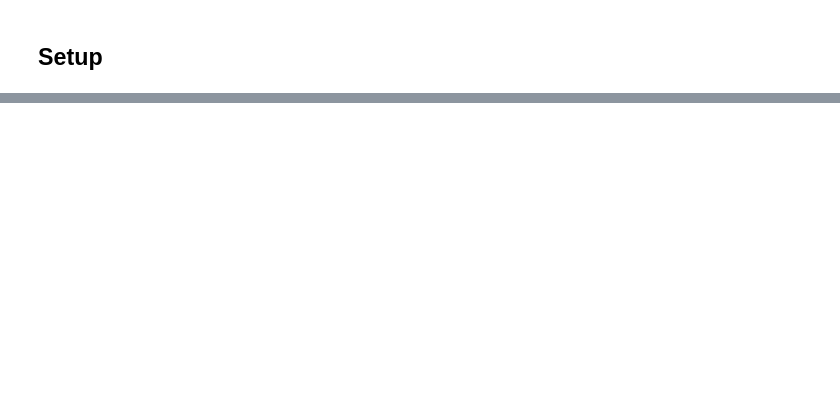
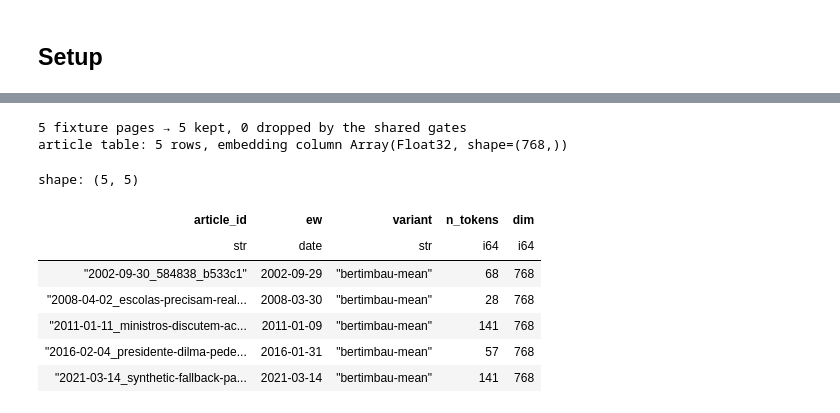
Before and after one commit to caio-olubini/arbovirus-surveillance-data, a Jupyter notebook: notebooks/news_embeddings_pipeline.ipynb, the cells around one changed output, grey strips where cells are left out. Saved outputs shown, nothing was run; the diff lists cells and outputs as text; code cells hidden in the pictures; blank space fills up the shorter version.

```diff
--- a/notebooks/news_embeddings_pipeline.ipynb
+++ b/notebooks/news_embeddings_pipeline.ipynb
@@ -265,0 +273,22 @@ else:
+# %%
+raw = np.random.default_rng(0).standard_normal((300, 16)) * 0.05
+raw[:, 0] += 1.0
+cone = emb_steps.normalize_rows(raw)
+params = emb_steps.fit_whitening(cone)
+spread = emb_steps.apply_whitening(cone, params)
+
+
+def mean_cosine(matrix):
+    unit = emb_steps.normalize_rows(matrix)
+    gram = unit @ unit.T
+    n = gram.shape[0]
+    return float((gram.sum() - np.trace(gram)) / (n * (n - 1)))
+
+
+print("a synthetic narrow cone, 300 vectors in 16 dims")
+print(f"  mean pairwise cosine, before whitening = {mean_cosine(cone):+.4f}")
+print(f"  mean pairwise cosine, after whitening  = {mean_cosine(spread):+.4f}")
+print(f"  every output row is still a unit vector: "
+      f"{np.allclose(np.linalg.norm(spread, axis=1), 1.0, atol=1e-5)}")
+print(f"  floor on the eigenvalues = {emb_steps.WHITENING_EPSILON} "
+      f"(without it the near-singular directions invert into noise)")
@@ -265,0 +311,22 @@ else:
+# %%
+corpus = text_steps.build(FIXTURES)
+lexicon = lex_steps.load_lexicon(LEXICON_PATH)
+matcher = lex_steps.load_uf_matcher(FU_PATH)
+
+kept, dropped = select_articles(corpus, lexicon)
+articles = emb_steps.encode_articles(kept, encoder, batch_size=2, variant_id=settings.id)
+
+print(f"{corpus.height} fixture pages → {kept.height} kept, {dropped} dropped by the shared gates")
+print(f"article table: {articles.height} rows, embedding column {articles.schema[EMBEDDING]}\n")
+articles.select(ARTICLE_ID, EW, VARIANT, N_TOKENS, "dim").head()
+# %% [output]
+5 fixture pages → 5 kept, 0 dropped by the shared gates
+article table: 5 rows, embedding column Array(Float32, shape=(768,))
+shape: (5, 5)
+| article_id | ew | variant | n_tokens | dim |
+| str | date | str | i64 | i64 |
+| "2002-09-30_584838_b533c1" | 2002-09-29 | "bertimbau-mean" | 68 | 768 |
+| "2008-04-02_escolas-precisam-real... | 2008-03-30 | "bertimbau-mean" | 28 | 768 |
+| "2011-01-11_ministros-discutem-ac... | 2011-01-09 | "bertimbau-mean" | 141 | 768 |
+| "2016-02-04_presidente-dilma-pede... | 2016-01-31 | "bertimbau-mean" | 57 | 768 |
+| "2021-03-14_synthetic-fallback-pa... | 2021-03-14 | "bertimbau-mean" | 141 | 768 |
```
Also changed, not shown: parts of 59 cells of this notebook, 15 other files.
